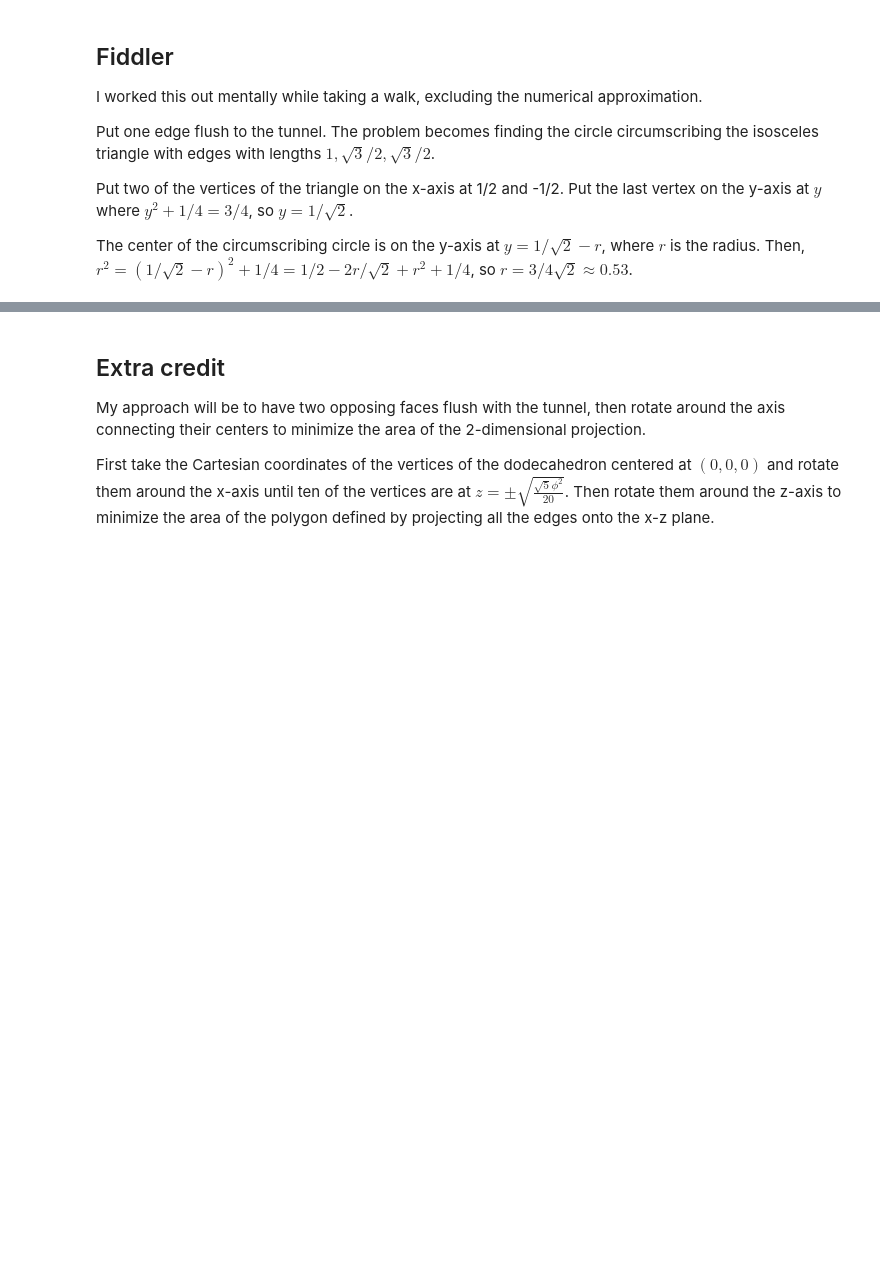
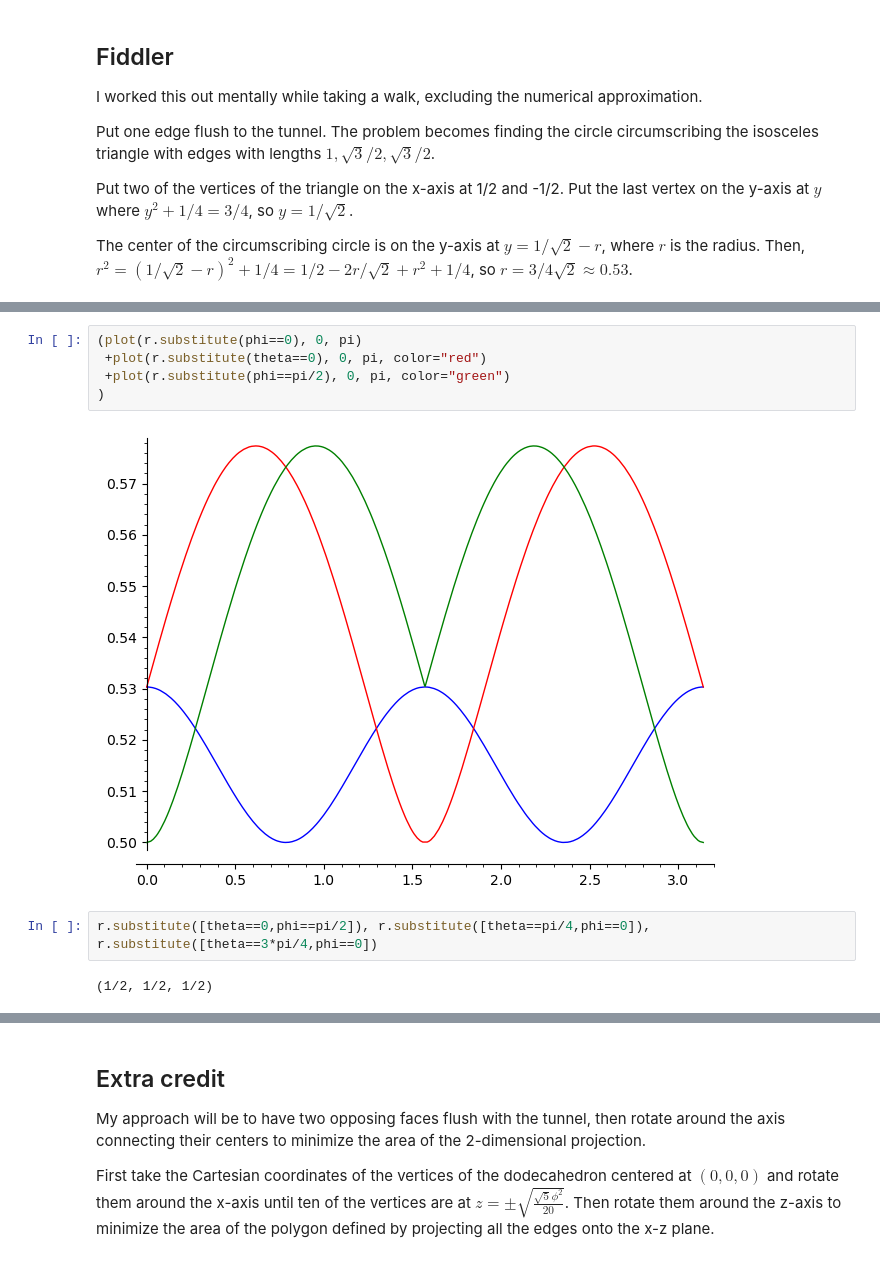
Before and after one commit to qpliu/sunday-puzzle, a Jupyter notebook: riddler/2026/20260403.ipynb, the cells around one changed output, grey strips where cells are left out. Cells and saved outputs as stored; diff of their text form; blank space fills up the shorter version.

```diff
--- a/riddler/2026/20260403.ipynb
+++ b/riddler/2026/20260403.ipynb
@@ -17,0 +53,11 @@ $r = 3/4\sqrt2 \approx 0.53$.
+# %%
+(plot(r.substitute(phi==0), 0, pi)
+ +plot(r.substitute(theta==0), 0, pi, color="red")
+ +plot(r.substitute(phi==pi/2), 0, pi, color="green")
+)
+# %% [output]
+[figure, added]
+# %%
+r.substitute([theta==0,phi==pi/2]), r.substitute([theta==pi/4,phi==0]), r.substitute([theta==3*pi/4,phi==0])
+# %% [output]
+(1/2, 1/2, 1/2)
```
Also changed, not shown: parts of 8 cells of this notebook.
